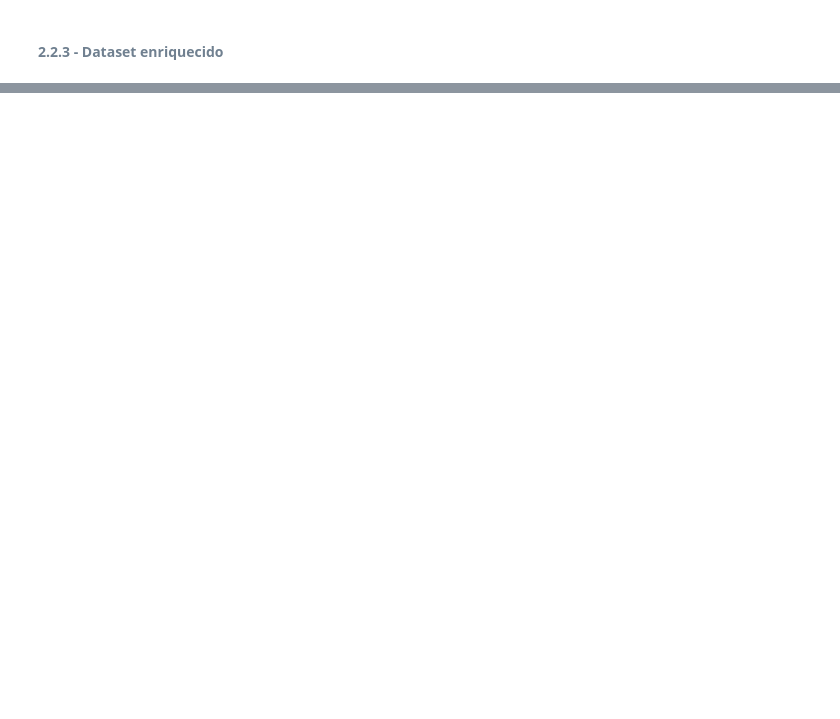
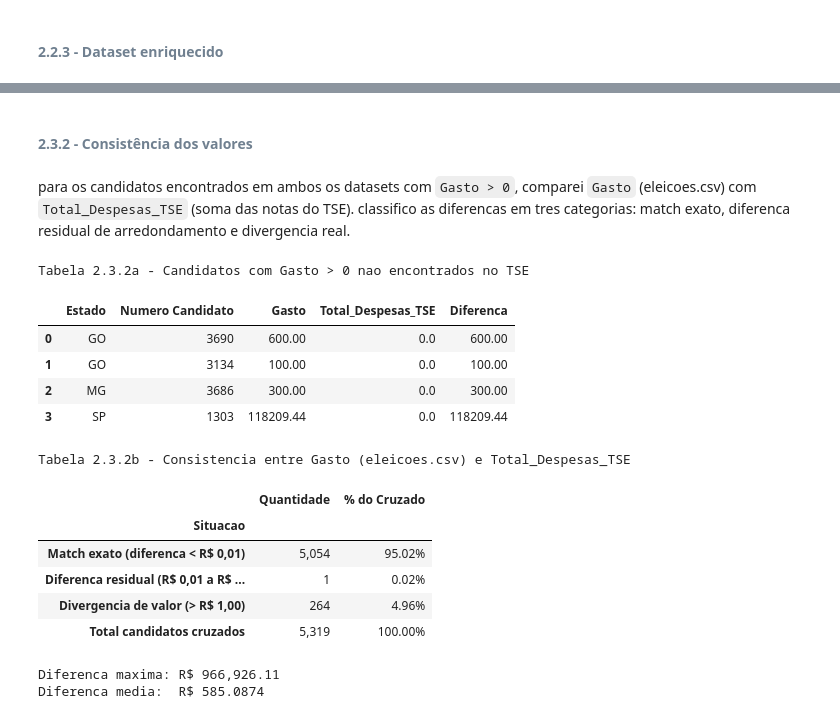
Before and after one commit to heitorctmba/MBA-04-estatistica-projeto_final, a Jupyter notebook: elections.ipynb, the cells around one changed output, grey strips where cells are left out. Cells and saved outputs as stored; diff of their text form; code cells hidden in the pictures; blank space fills up the shorter version.

```diff
--- a/elections.ipynb
+++ b/elections.ipynb
@@ -226,0 +283,68 @@ Tabela 2.2 - Dataset enriquecido (6353 candidatos)
+# %% [markdown]
+#### <font color=slategray> 2.3.2 - Consistência dos valores
+# %% [markdown]
+para os candidatos encontrados em ambos os datasets com `Gasto > 0`, comparei `Gasto` (eleicoes.csv) com `Total_Despesas_TSE` (soma das notas do TSE). classifico as diferencas em tres categorias: match exato, diferenca residual de arredondamento e divergencia real.
+# %%
+# candidatos com Gasto > 0 sem match no TSE
+nao_encontrados = eleicoes_enriquecido[sem_match_valor][
+    ["Estado", "Numero Candidato", "Gasto"]
+].copy()
+nao_encontrados["Total_Despesas_TSE"] = 0.0
+nao_encontrados["Diferenca"] = nao_encontrados["Gasto"]
+
+print("Tabela 2.3.2a - Candidatos com Gasto > 0 nao encontrados no TSE")
+display(nao_encontrados.reset_index(drop=True))
+
+# consistencia para os candidatos cruzados com Gasto > 0
+mask_cruzados = eleicoes_enriquecido["Total_Despesas_TSE"].notna() & (
+    eleicoes_enriquecido["Gasto"] > 0
+)
+comparacao = eleicoes_enriquecido[mask_cruzados].copy()
+comparacao["Diferenca"] = (comparacao["Gasto"] - comparacao["Total_Despesas_TSE"]).abs()
+
+mask_match = comparacao["Diferenca"] < 0.01
+mask_residual = (comparacao["Diferenca"] >= 0.01) & (comparacao["Diferenca"] < 1)
+mask_diverge = comparacao["Diferenca"] >= 1
+
+resumo_consistencia = pd.DataFrame(
+    {
+        "Situacao": [
+            "Match exato (diferenca < R$ 0,01)",
+            "Diferenca residual (R$ 0,01 a R$ 1,00)",
+            "Divergencia de valor (> R$ 1,00)",
+            "Total candidatos cruzados",
+        ],
+        "Quantidade": [
+            mask_match.sum(),
+            mask_residual.sum(),
+            mask_diverge.sum(),
+            len(comparacao),
+        ],
+    }
+)
+resumo_consistencia["% do Cruzado"] = (
+    resumo_consistencia["Quantidade"] / len(comparacao) * 100
+).map("{:.2f}%".format)
+resumo_consistencia["Quantidade"] = resumo_consistencia["Quantidade"].map("{:,}".format)
+
+print("Tabela 2.3.2b - Consistencia entre Gasto (eleicoes.csv) e Total_Despesas_TSE")
+display(resumo_consistencia.set_index("Situacao"))
+
+print(f"\nDiferenca maxima: R$ {comparacao['Diferenca'].max():,.2f}")
+print(f"Diferenca media:  R$ {comparacao['Diferenca'].mean():,.4f}")
+# %% [output]
+Tabela 2.3.2a - Candidatos com Gasto > 0 nao encontrados no TSE
+|  | Estado | Numero Candidato | Gasto | Total_Despesas_TSE | Diferenca |
+| 0 | GO | 3690 | 600.00 | 0.0 | 600.00 |
+| 1 | GO | 3134 | 100.00 | 0.0 | 100.00 |
+| 2 | MG | 3686 | 300.00 | 0.0 | 300.00 |
+| 3 | SP | 1303 | 118209.44 | 0.0 | 118209.44 |
+Tabela 2.3.2b - Consistencia entre Gasto (eleicoes.csv) e Total_Despesas_TSE
+|  | Quantidade | % do Cruzado |
+| Situacao |  |  |
+| Match exato (diferenca < R$ 0,01) | 5,054 | 95.02% |
+| Diferenca residual (R$ 0,01 a R$ ... | 1 | 0.02% |
+| Divergencia de valor (> R$ 1,00) | 264 | 4.96% |
+| Total candidatos cruzados | 5,319 | 100.00% |
+Diferenca maxima: R$ 966,926.11
+Diferenca media:  R$ 585.0874
```
Also changed, not shown: parts of 15 cells of this notebook, 1 other file.
